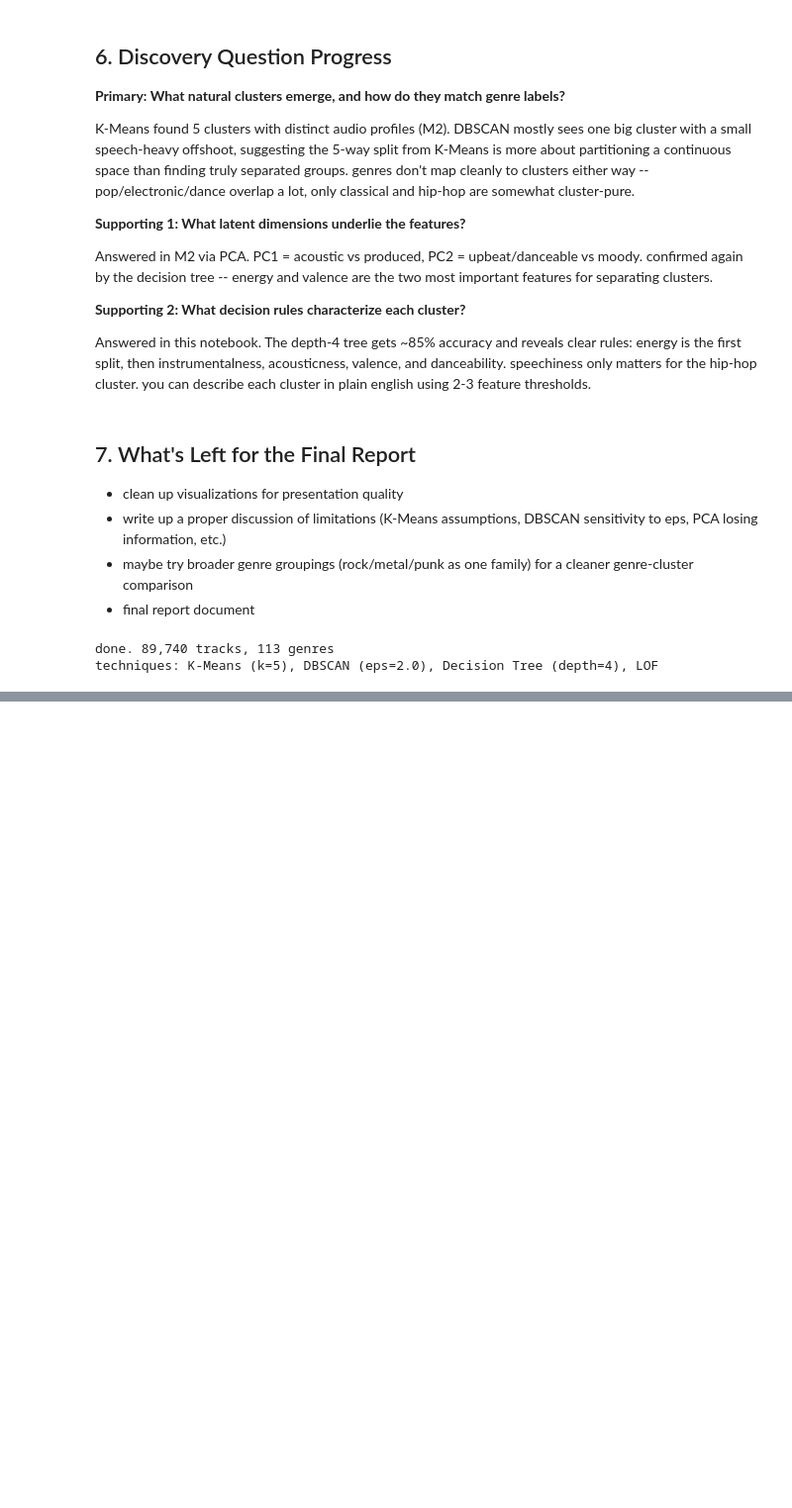
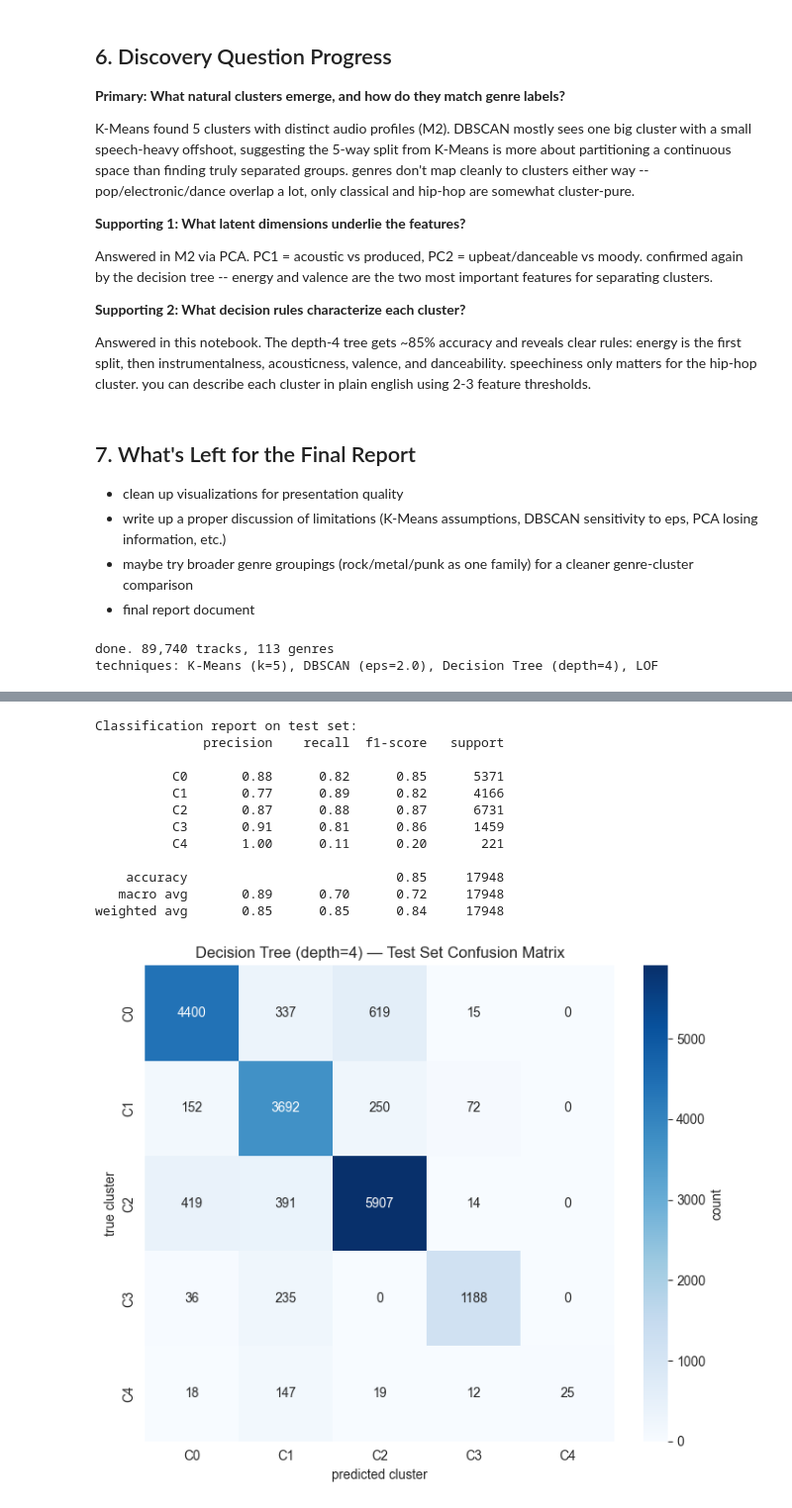
Before and after one commit to sarbaniadhikari/cs4412-project-sarbani, a Jupyter notebook: notebooks/analysis_combined.ipynb, the cells around one changed output, grey strips where cells are left out. Shown at 99% size. Drawn from its saved outputs; the diff is of its cells as text; code cells hidden in the pictures; blank space fills up the shorter version.

```diff
--- a/notebooks/analysis_combined.ipynb
+++ b/notebooks/analysis_combined.ipynb
@@ -1278,0 +1285,20 @@ techniques: K-Means (k=5), DBSCAN (eps=2.0), Decision Tree (depth=4), LOF
+# %%
+from sklearn.model_selection import train_test_split, cross_val_score, StratifiedKFold
+
+X_dt = df[clustering_features].values  # raw (unscaled) for readable thresholds
+y_dt = df['cluster'].values
+
+X_train, X_test, y_train, y_test = train_test_split(
+    X_dt, y_dt, test_size=0.2, random_state=42, stratify=y_dt
+)
+
+dt_split = DecisionTreeClassifier(max_depth=4, random_state=42)
+dt_split.fit(X_train, y_train)
+
+train_acc = dt_split.score(X_train, y_train)
+test_acc = dt_split.score(X_test, y_test)
+
+print(f"Train/test split (80/20, stratified):")
+print(f"  training accuracy: {train_acc:.4f}")
+print(f"  test accuracy:     {test_acc:.4f}")
+print(f"  generalization gap: {train_acc - test_acc:.4f}")
@@ -1278,0 +1346,34 @@ techniques: K-Means (k=5), DBSCAN (eps=2.0), Decision Tree (depth=4), LOF
+# %%
+# per-class metrics on test set -- which clusters are easy/hard to characterize?
+from sklearn.metrics import classification_report, confusion_matrix
+
+y_pred = dt_split.predict(X_test)
+print("Classification report on test set:")
+print(classification_report(y_test, y_pred, target_names=[f"C{i}" for i in range(5)]))
+
+cm = confusion_matrix(y_test, y_pred)
+fig, ax = plt.subplots(figsize=(7, 6))
+sns.heatmap(cm, annot=True, fmt='d', cmap='Blues',
+            xticklabels=[f'C{i}' for i in range(5)],
+            yticklabels=[f'C{i}' for i in range(5)],
+            cbar_kws={"label": "count"}, ax=ax)
+ax.set_xlabel("predicted cluster")
+ax.set_ylabel("true cluster")
+ax.set_title("Decision Tree (depth=4) — Test Set Confusion Matrix")
+plt.tight_layout()
+plt.savefig("../outputs/figures/fig20_tree_confusion_matrix.png", dpi=150, bbox_inches="tight")
+plt.show()
+# %% [output]
+Classification report on test set:
+              precision    recall  f1-score   support
+
+          C0       0.88      0.82      0.85      5371
+          C1       0.77      0.89      0.82      4166
+          C2       0.87      0.88      0.87      6731
+          C3       0.91      0.81      0.86      1459
+          C4       1.00      0.11      0.20       221
+
+    accuracy                           0.85     17948
+   macro avg       0.89      0.70      0.72     17948
+weighted avg       0.85      0.85      0.84     17948
+[figure, added]
```
Also changed, not shown: parts of 30 cells of this notebook.
